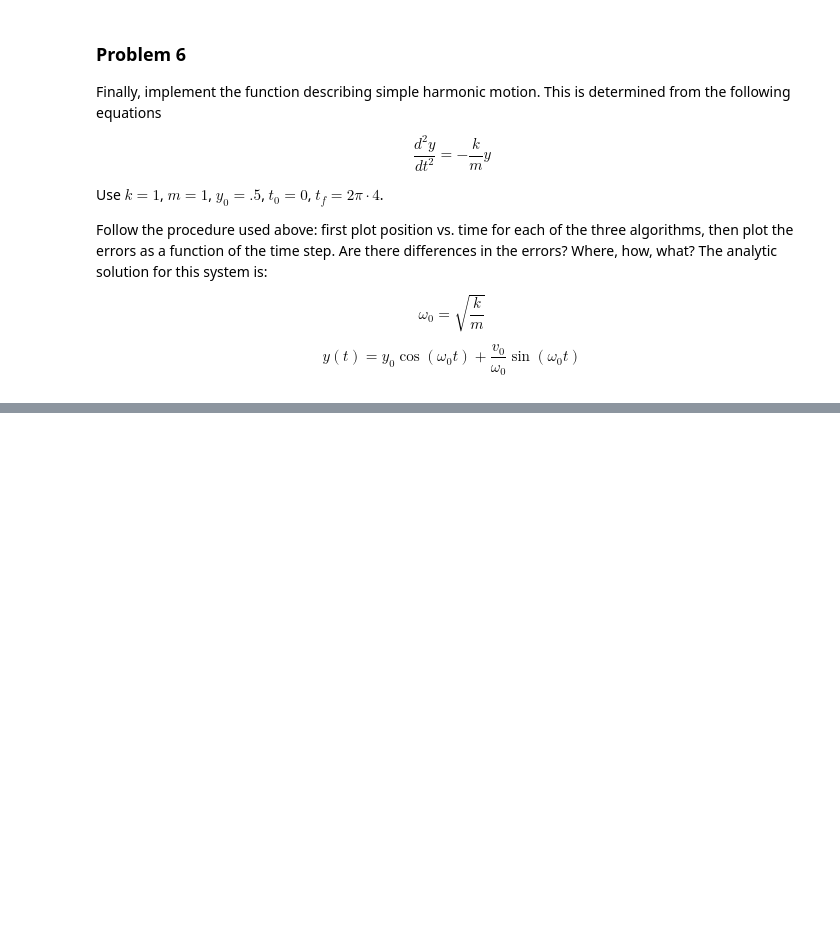
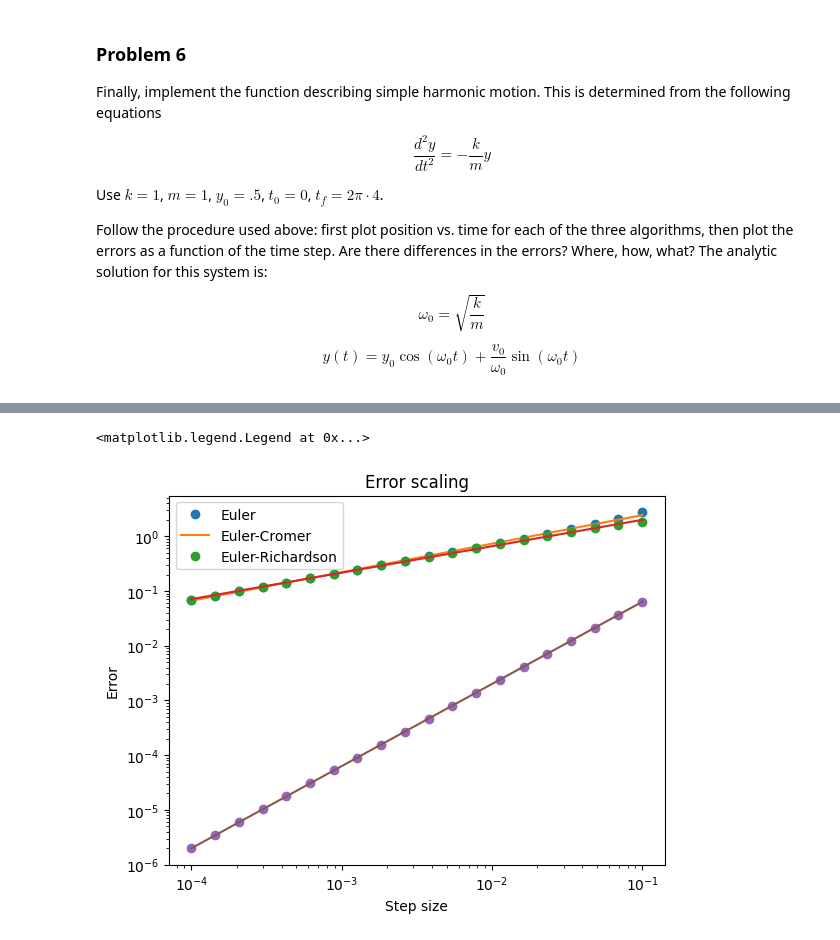
Before and after one commit to cake-dev/SimClass, a Jupyter notebook: fallingbody0.ipynb, the cells around one changed output, grey strips where cells are left out. Saved outputs shown, nothing was run; the diff lists cells and outputs as text; code cells hidden in the pictures; blank space fills up the shorter version.

```diff
--- a/fallingbody0.ipynb
+++ b/fallingbody0.ipynb
@@ -360,0 +381,23 @@ def sho(t,y,k):
+# %%
+# Conduct the complete error analysis
+dts = np.logspace(-1,-4,20)
+errors_euler = []
+errors_cromer = []
+errors_richardson = []
+
+for dt in dts:
+    t,y = solve_ode(sho,tspan,y0,Euler,k,first_step=dt)
+    y_a = np.cos(np.sqrt(k)*t)
+    errors_euler.append(error(y[:,0],y_a))
+    t,y = solve_ode(sho,tspan,y0,EulerCromer,k,first_step=dt)
+    errors_cromer.append(error(y[:,0],y_a))
+    t,y = solve_ode(sho,tspan,y0,EulerRichardson,k,first_step=dt)
+    errors_richardson.append(error(y[:,0],y_a))
+
+error_scale(dts,errors_euler)
+error_scale(dts,errors_cromer)
+error_scale(dts,errors_richardson)
+plt.legend(['Euler','Euler-Cromer','Euler-Richardson'])
+# %% [output]
+<matplotlib.legend.Legend at 0x...>
+[figure, added]
```
Also changed, not shown: parts of 5 cells of this notebook.
